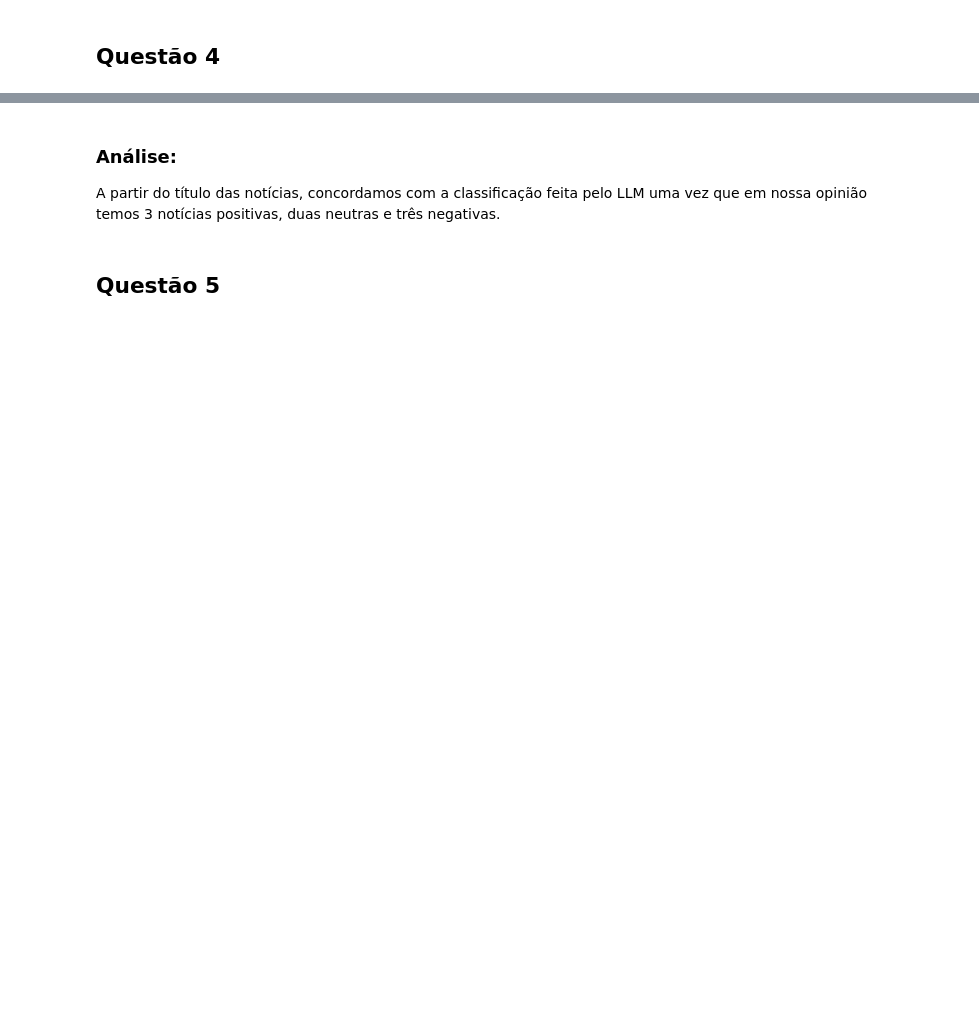
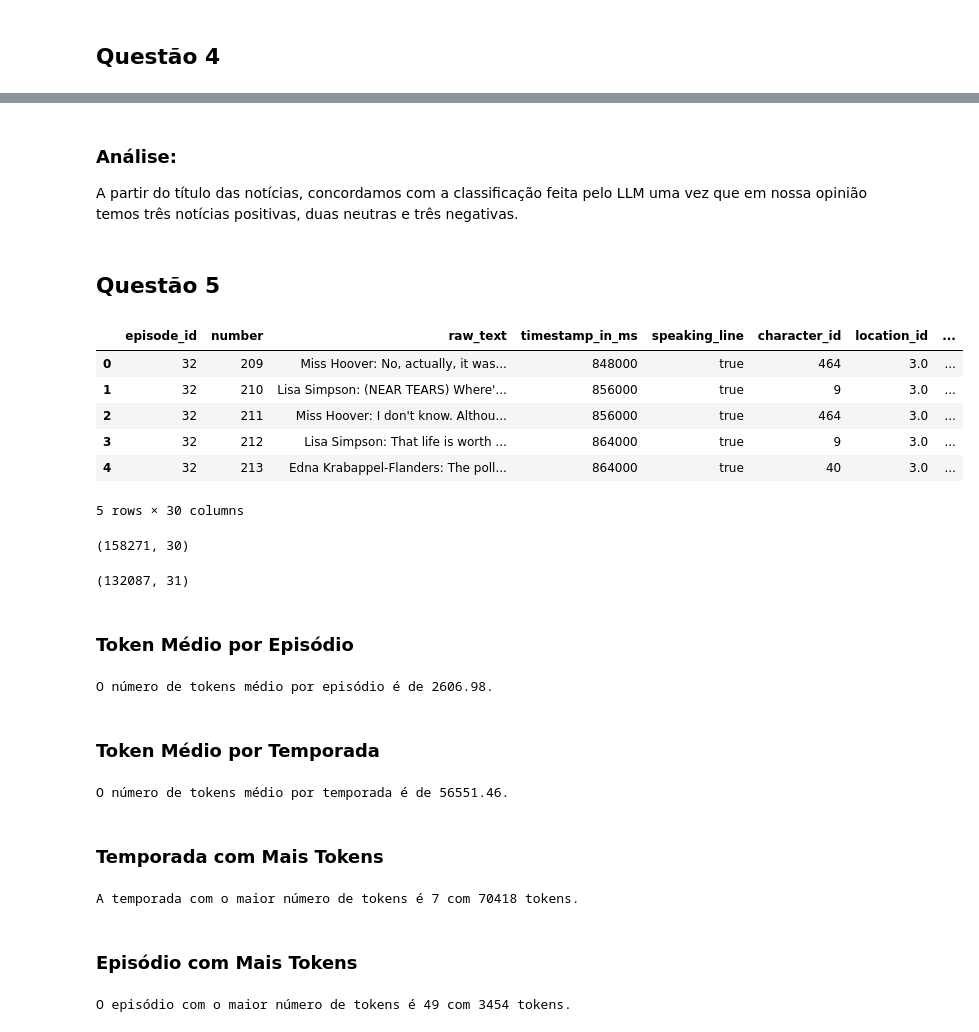
Before and after one commit to pedromvba/prompt-eng-tp3, a Jupyter notebook: tp3.ipynb, the cells around one changed output, grey strips where cells are left out. Saved outputs shown, nothing was run; the diff lists cells and outputs as text; code cells hidden in the pictures; blank space fills up the shorter version.

```diff
--- a/tp3.ipynb
+++ b/tp3.ipynb
@@ -135,6 +137,77 @@ plt.show()
 # %% [markdown]
 ### Análise:
 
-A partir do título das notícias, concordamos com a classificação feita pelo LLM uma vez que em nossa opinião temos 3 notícias positivas, duas neutras e três negativas.
+A partir do título das notícias, concordamos com a classificação feita pelo LLM uma vez que em nossa opinião temos três notícias positivas, duas neutras e três negativas.
 # %% [markdown]
 ## Questão 5
+# %%
+import pandas as pd
+
+df_script = pd.read_csv('./data/theSimpsons/simpsons_script_lines.csv', low_memory=False)
+df_episodes = pd.read_csv('./data/theSimpsons/simpsons_episodes.csv', low_memory=False)
+df_characters = pd.read_csv('./data/theSimpsons/simpsons_characters.csv', low_memory=False)
+df_locations = pd.read_csv('./data/theSimpsons/simpsons_locations.csv', low_memory=False)
+
+df_script.set_index('id', inplace=True)
+df_characters['id'] = df_characters['id'].astype(str)
+
+df_characters = df_characters.add_prefix('character_')
+df_locations = df_locations.add_prefix('location_')
+df_episodes = df_episodes.add_prefix('episode_')
+
+data = (
+    df_script.merge(df_episodes, left_on='episode_id', right_on='episode_id')
+             .merge(df_characters, left_on='character_id', right_on='character_id', how='left')
+             .merge(df_locations, left_on='location_id', right_on='location_id', how='left')
+)
+data.head()
+# %% [output]
+|  | episode_id | number | raw_text | timestamp_in_ms | speaking_line | character_id | location_id | ... |
+| 0 | 32 | 209 | Miss Hoover: No, actually, it was... | 848000 | true | 464 | 3.0 | ... |
+| 1 | 32 | 210 | Lisa Simpson: (NEAR TEARS) Where'... | 856000 | true | 9 | 3.0 | ... |
+| 2 | 32 | 211 | Miss Hoover: I don't know. Althou... | 856000 | true | 464 | 3.0 | ... |
+| 3 | 32 | 212 | Lisa Simpson: That life is worth ... | 864000 | true | 9 | 3.0 | ... |
+| 4 | 32 | 213 | Edna Krabappel-Flanders: The poll... | 864000 | true | 40 | 3.0 | ... |
+5 rows × 30 columns
+# %%
+data.shape
+# %% [output]
+(158271, 30)
+# %%
+X = data.dropna(subset='normalized_text').copy()
+X['n_tokens'] = X.normalized_text.fillna('').apply(lambda x: len(estimar_tokens(x)))
+X.shape
+# %% [output]
+(132087, 31)
+# %% [markdown]
+### Token Médio por Episódio
+# %%
+q1 = X.groupby('episode_id')['n_tokens'].sum().mean()
+print(f'O número de tokens médio por episódio é de {q1:.2f}.')
+# %% [output]
+O número de tokens médio por episódio é de 2606.98.
+# %% [markdown]
+### Token Médio por Temporada
+# %%
+q2 = X.groupby('episode_season')['n_tokens'].sum().mean()
+print(f'O número de tokens médio por temporada é de {q2:.2f}.')
+# %% [output]
+O número de tokens médio por temporada é de 56551.46.
+# %% [markdown]
+### Temporada com Mais Tokens
+# %%
+q3 = X.groupby('episode_season')['n_tokens'].sum()
+temporada_max_tokens = q3.idxmax()
+max_tokens = q3.max()
+print(f'A temporada com o maior número de tokens é {temporada_max_tokens} com {max_tokens} tokens.')
+# %% [output]
+A temporada com o maior número de tokens é 7 com 70418 tokens.
+# %% [markdown]
+### Episódio com Mais Tokens
+# %%
+q4 = X.groupby('episode_id')['n_tokens'].sum()
+episodio_max_tokens = q4.idxmax()
+max_tokens = q4.max()
+print(f'O episódio com o maior número de tokens é {episodio_max_tokens} com {max_tokens} tokens.')
+# %% [output]
+O episódio com o maior número de tokens é 49 com 3454 tokens.
```
Also changed, not shown: parts of 8 cells of this notebook, 10 other files.
